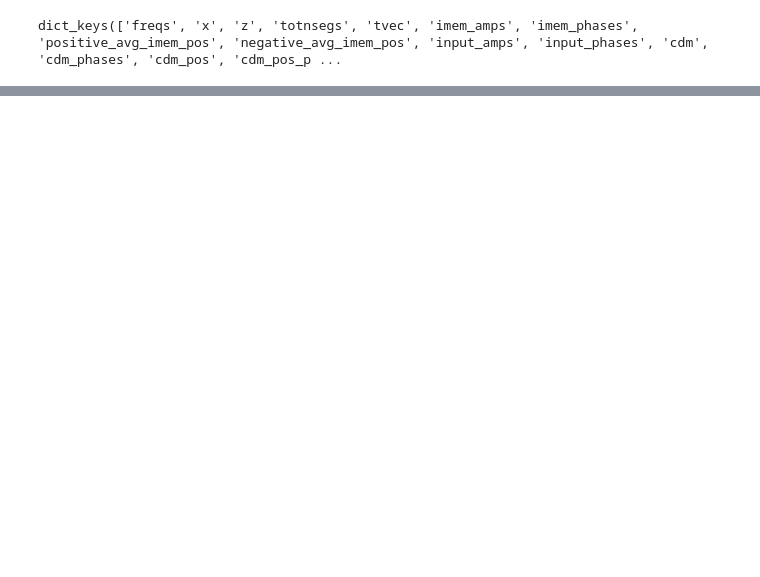
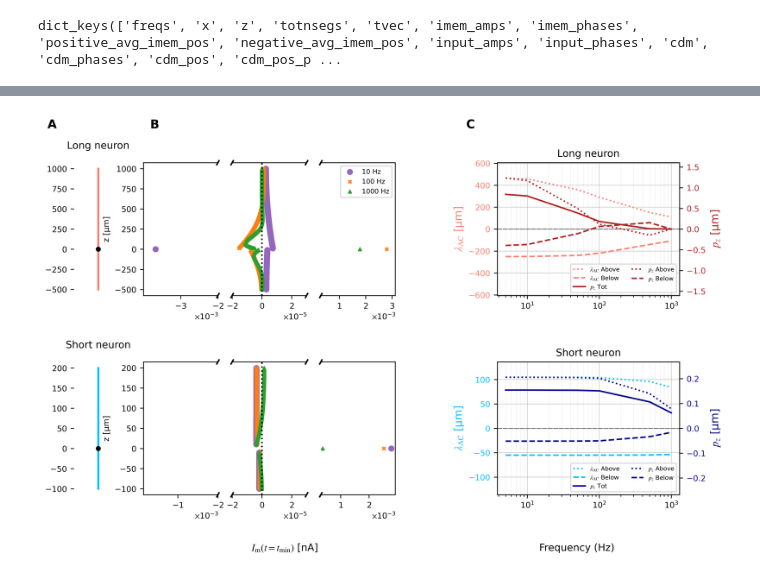
Before and after one commit to SusanneDahle/CellTypeDependenceElStim, a Jupyter notebook: notebooks/Fig-5.ipynb, the cells around one changed output, grey strips where cells are left out. Saved outputs shown, nothing was run; the diff lists cells and outputs as text; code cells hidden in the pictures; blank space fills up the shorter version.

Commit message:
plotte imem ved t (max pz)

```diff
--- a/notebooks/Fig-5.ipynb
+++ b/notebooks/Fig-5.ipynb
@@ -375,0 +666,4 @@ plot_imem_ideal(scatter_imem_data, imem_data, xlim1 = (None, -0.002), xlim2 = (-
+# %%
+plot_imem_ideal(scatter_imem_data, imem_data, xlim1 = (None, -2e-3), xlim2 = (-2e-5, 3e-5), xlim3 = (3e-4, None))
+# %% [output]
+[figure, added]
```
Also changed, not shown: parts of 7 cells of this notebook, 1 other file.
